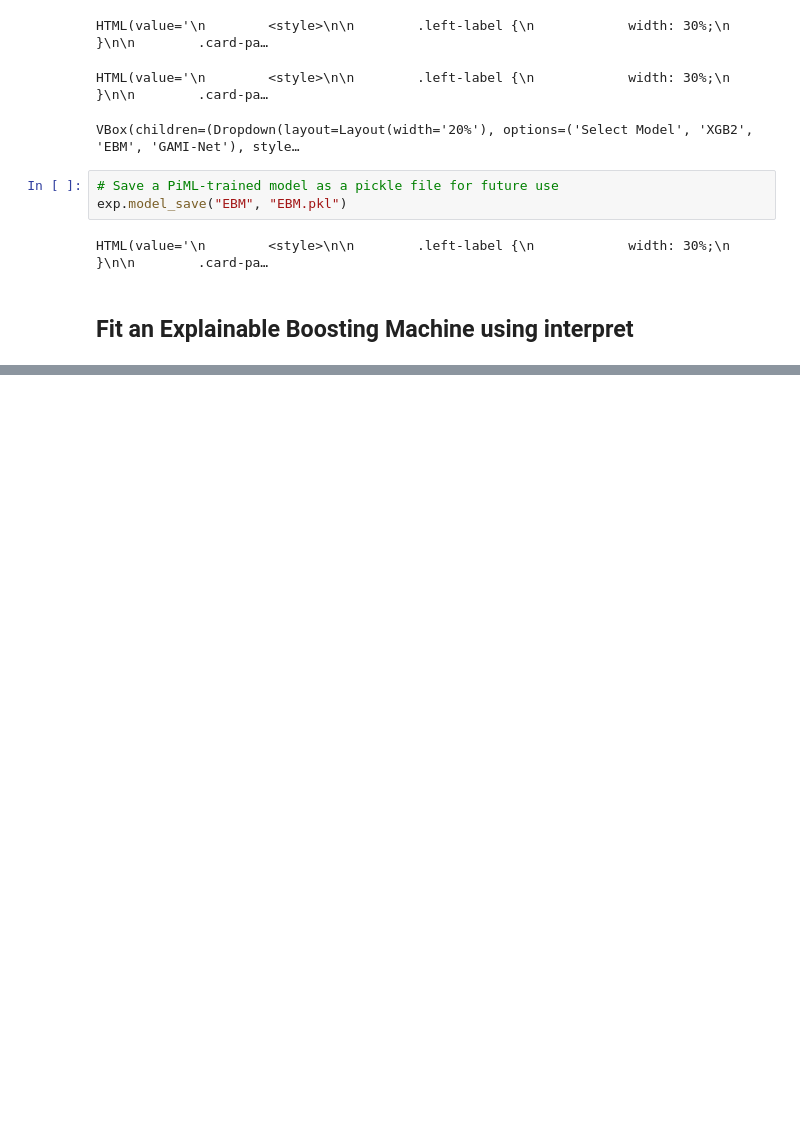
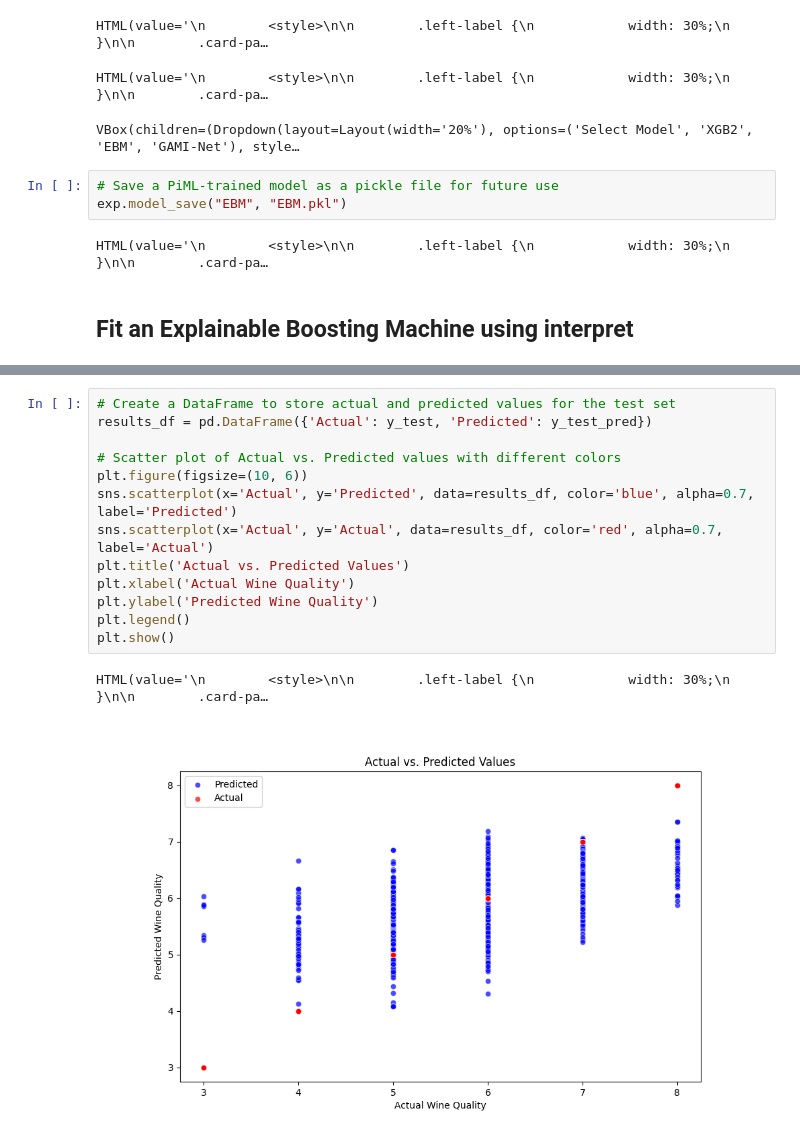
Before and after one commit to adelynliu/Portfolio, a Jupyter notebook: Wine_Quality.ipynb, the cells around one changed output, grey strips where cells are left out. Saved outputs shown, nothing was run; the diff lists cells and outputs as text; blank space fills up the shorter version.

```diff
--- a/Wine_Quality.ipynb
+++ b/Wine_Quality.ipynb
@@ -389,0 +373,16 @@ HTML(value='\n        <style>\n\n        .left-label {\n            width: 30%;\
+# %%
+# Create a DataFrame to store actual and predicted values for the test set
+results_df = pd.DataFrame({'Actual': y_test, 'Predicted': y_test_pred})
+
+# Scatter plot of Actual vs. Predicted values with different colors
+plt.figure(figsize=(10, 6))
+sns.scatterplot(x='Actual', y='Predicted', data=results_df, color='blue', alpha=0.7, label='Predicted')
+sns.scatterplot(x='Actual', y='Actual', data=results_df, color='red', alpha=0.7, label='Actual')
+plt.title('Actual vs. Predicted Values')
+plt.xlabel('Actual Wine Quality')
+plt.ylabel('Predicted Wine Quality')
+plt.legend()
+plt.show()
+# %% [output]
+HTML(value='\n        <style>\n\n        .left-label {\n            width: 30%;\n        }\n\n        .card-pa…
+[figure, added]
```
Also changed, not shown: parts of 12 cells of this notebook.
